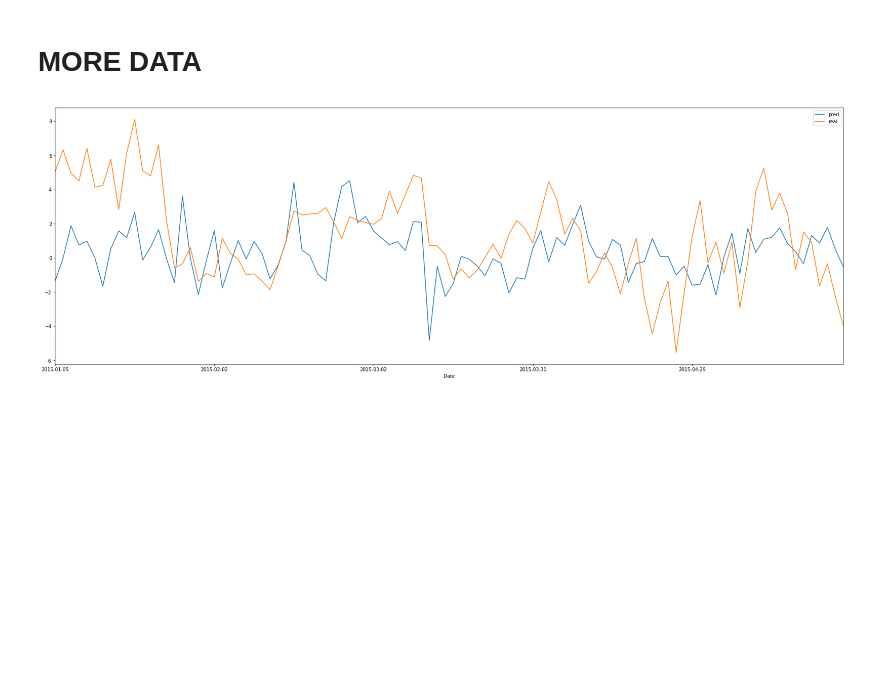
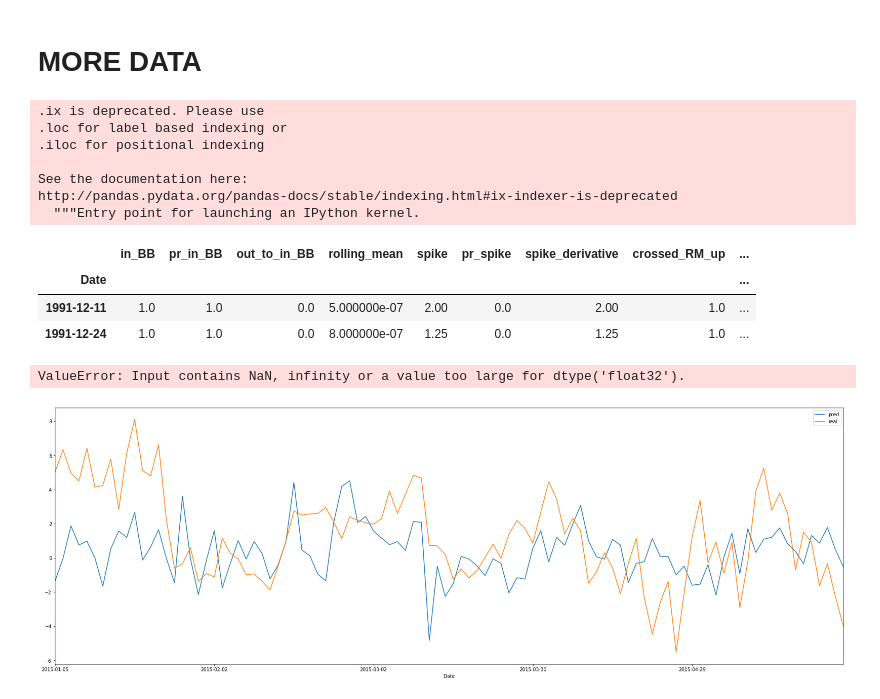
Before and after one commit to edouardcuny/quant, a Jupyter notebook: Carmela/playing.ipynb, the cells around one changed output. Cells and saved outputs as stored; diff of their text form; code cells hidden in the pictures; blank space fills up the shorter version.

```diff
--- a/Carmela/playing.ipynb
+++ b/Carmela/playing.ipynb
@@ -326,7 +334,7 @@ def get_df(TICKER,window_size=10):
 # %%
 # i want the list of the files from there
 import os
-tickers = os.listdir("/Users/edouardcuny/Desktop/quant/Carmela/data/")
+tickers = os.listdir("/Users/edouardcuny/Desktop/quant/Carmela/data2/")
 l = []
 for ticker in tickers:
     if 'csv' in ticker:
@@ -336,13 +358,18 @@ for ticker in tickers:
+# %%
+X.ix[X['mom_1']==np.inf,:]
+# %% [output]
+.ix is deprecated. Please use
+.loc for label based indexing or
+.iloc for positional indexing
+
+See the documentation here:
+http://pandas.pydata.org/pandas-docs/stable/indexing.html#ix-indexer-is-deprecated
+  """Entry point for launching an IPython kernel.
+|  | in_BB | pr_in_BB | out_to_in_BB | rolling_mean | spike | pr_spike | spike_derivative | crossed_RM_up | ... |
+| Date |  |  |  |  |  |  |  |  | ... |
+| 1991-12-11 | 1.0 | 1.0 | 0.0 | 5.000000e-07 | 2.00 | 0.0 | 2.00 | 1.0 | ... |
+| 1991-12-24 | 1.0 | 1.0 | 0.0 | 8.000000e-07 | 1.25 | 0.0 | 1.25 | 1.0 | ... |
 # %%
-df = pd.concat(l, axis=0)
-
-# removing rows w/ NaN i.e. first rows and last rows based on window_size
-df.dropna(inplace=True)
-
-# splitting X and Y
-X = df.iloc[:,:-1]
-Y = df.iloc[:,-1]
-
 # features rescaling
 from sklearn.preprocessing import scale
 X.loc[:,'spike'] = scale(X['spike'])
@@ -367,6 +394,8 @@ Y_pred = pd.Series(clf.predict(X_test))
 Y_pred.index = Y_test.index
 comparison = pd.concat([Y_pred,Y_test],axis=1)
 comparison.columns = ['pred','real']
+# %% [output]
+ValueError: Input contains NaN, infinity or a value too large for dtype('float32').
 # %%
 comparison[:100].plot()
 plt.show()
```
Also changed, not shown: parts of 10 cells of this notebook, 31 other files.
